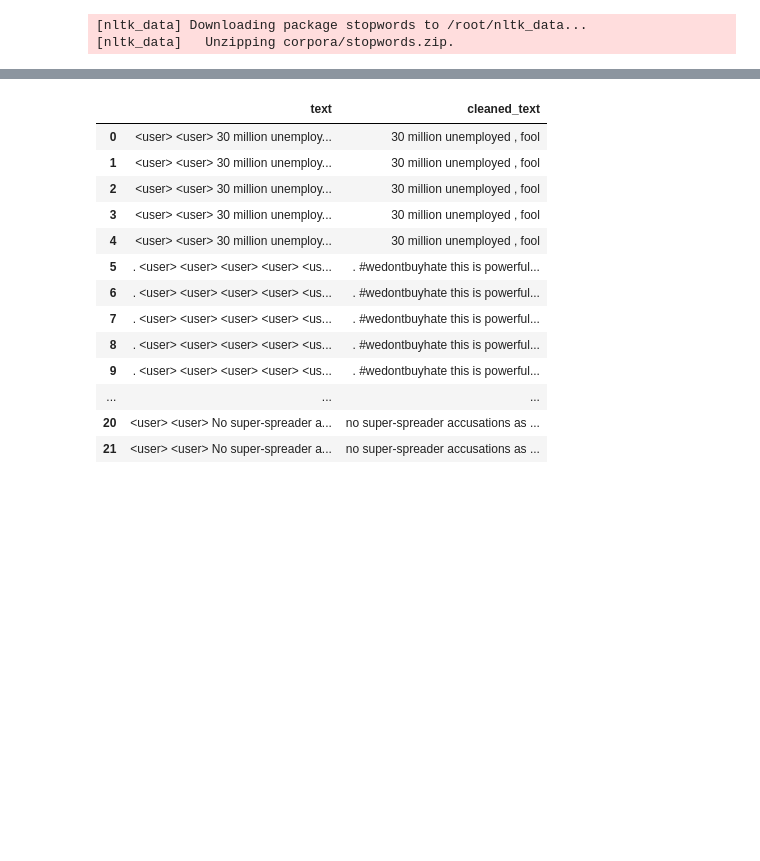
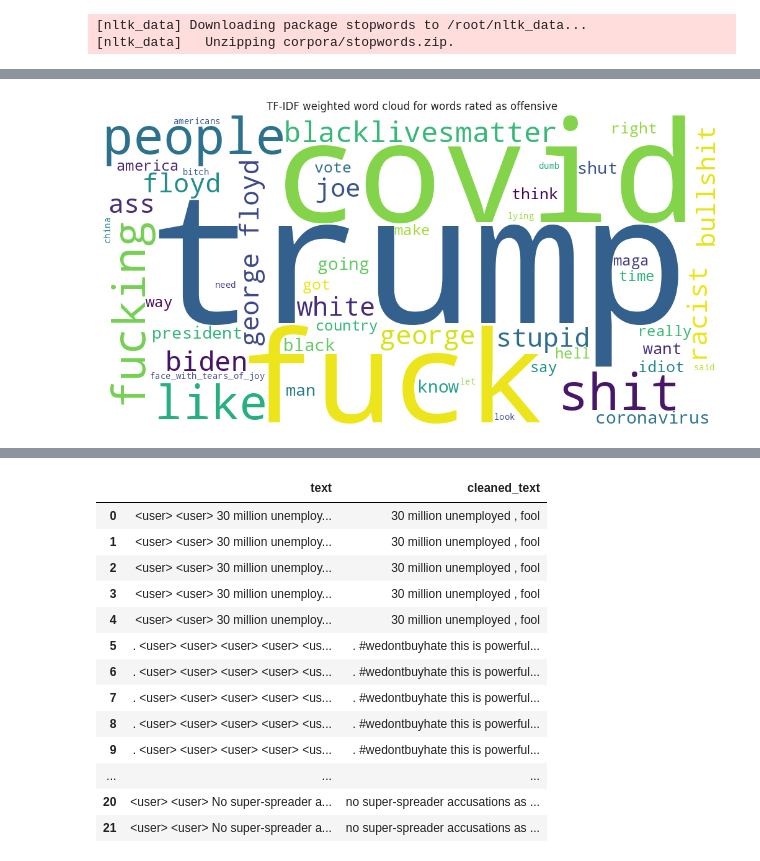
Before and after one commit to showmeinfinity/final_project, a Jupyter notebook: Step_1_Preprocessing_data_and_EDA.ipynb, the cells around one changed output, grey strips where cells are left out. Saved outputs shown, nothing was run; the diff lists cells and outputs as text; code cells hidden in the pictures; blank space fills up the shorter version.

```diff
--- a/Step_1_Preprocessing_data_and_EDA.ipynb
+++ b/Step_1_Preprocessing_data_and_EDA.ipynb
@@ -657,0 +794,3 @@ print(words_md_0)
+# %%
+top_features_offensive_md = top_tfidf_features(md_agreement_exploded, label_score=1, top_n=50)
+top_features_offensive_md
@@ -657,0 +836,28 @@ print(words_md_0)
+# %%
+### Generating a wordcloud based on top TF-IDF features
+
+def generate_tfidf_wordcloud(top_features, save_path, label=""):
+    # Convert TF-IDF top features into dictionary format suitable for WordCloud
+    tfidf_dict = {word: score for score, word in top_features}
+
+    # Generate a word cloud using TF-IDF scores as weights
+    wordcloud = WordCloud(width = 1000, height = 500,
+                          background_color ='white',
+                          max_words=len(tfidf_dict),
+                          min_font_size = 10).generate_from_frequencies(tfidf_dict)
+
+    # Plot the word cloud image
+    plt.figure(figsize = (10, 5), facecolor = None)
+    plt.imshow(wordcloud)
+    plt.axis("off")
+    plt.tight_layout(pad = 0)
+    plt.title(f"TF-IDF weighted word cloud for words rated as {label}")
+
+    # Save the image to the provided path
+    plt.savefig(save_path, format='png')
+
+    plt.show()
+# %%
+generate_tfidf_wordcloud(top_features_offensive_md, "md_offensive_tfidfwordcloud.png", "offensive")
+# %% [output]
+[figure, added]
```
Also changed, not shown: parts of 61 cells of this notebook.
